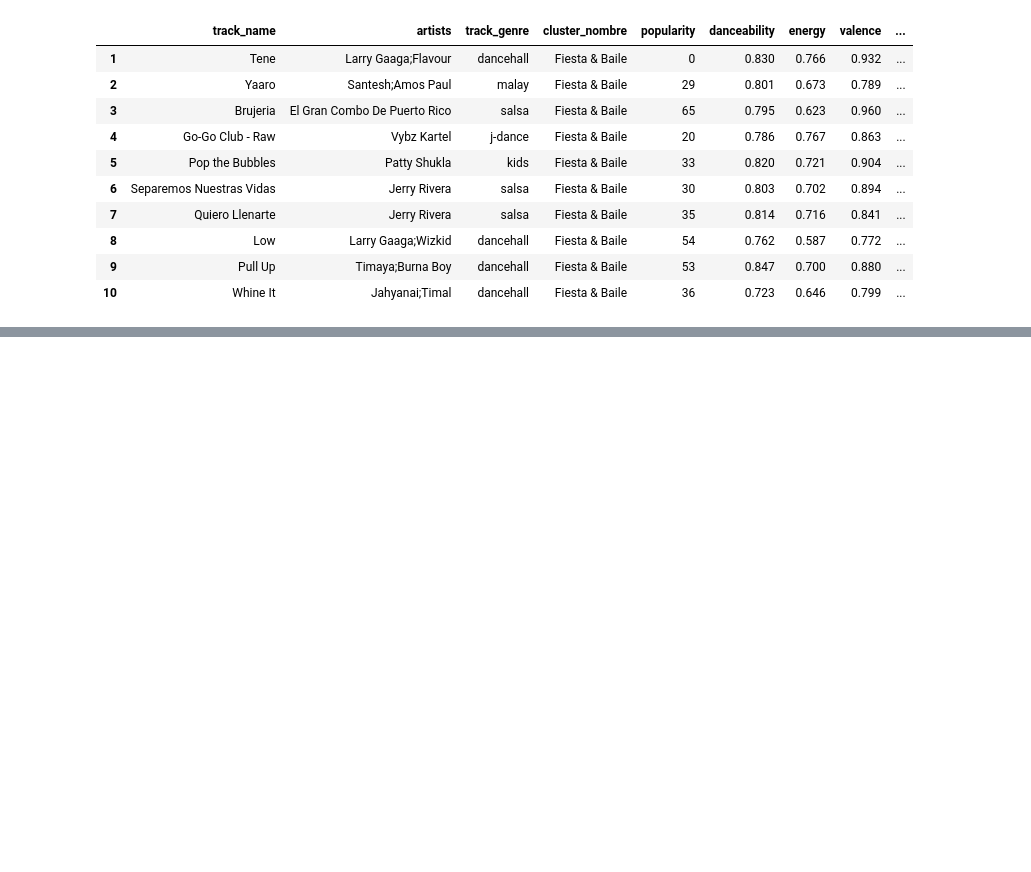
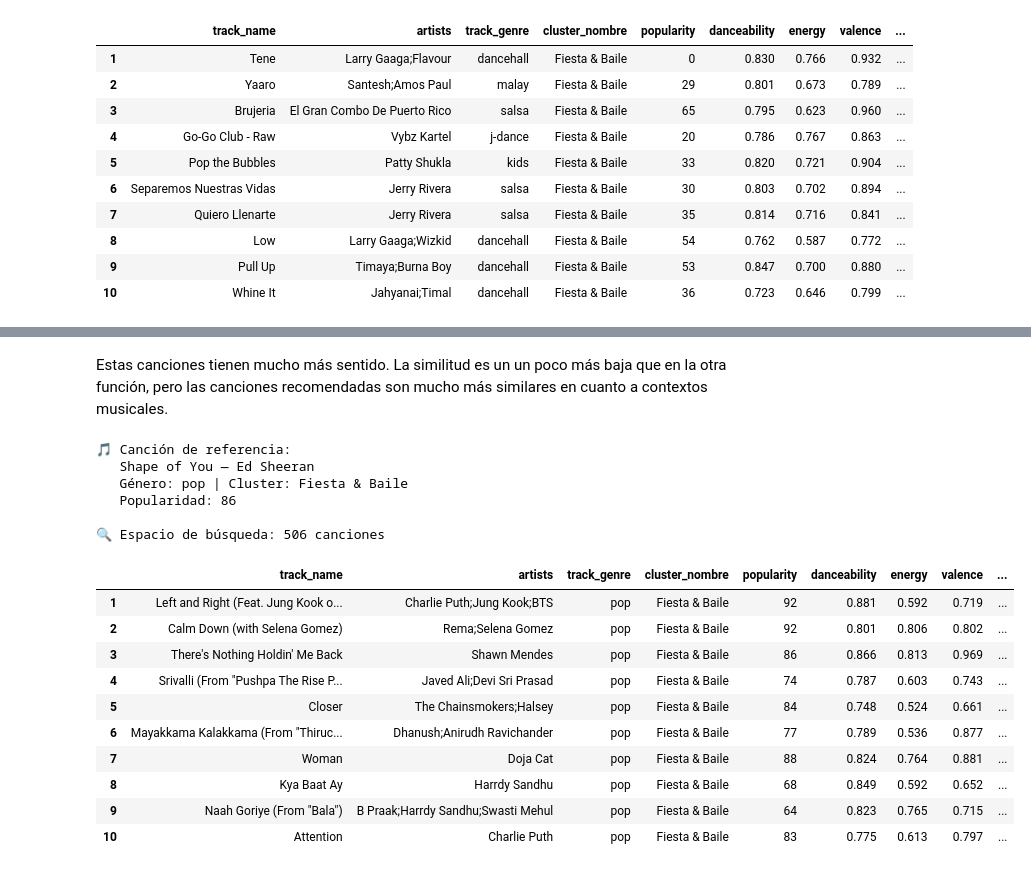
Before and after one commit to alegonzjur/SpotifyRecommender, a Jupyter notebook: notebooks/03_modelo_recomendador.ipynb, the cells around one changed output, grey strips where cells are left out. Cells and saved outputs as stored; diff of their text form; code cells hidden in the pictures; blank space fills up the shorter version.

```diff
--- a/notebooks/03_modelo_recomendador.ipynb
+++ b/notebooks/03_modelo_recomendador.ipynb
@@ -143,0 +244,23 @@ Canción de referencia:
+# %% [markdown]
+Estas canciones tienen mucho más sentido. La similitud es un un poco más baja que en la otra función, pero las canciones recomendadas son mucho más similares en cuanto a contextos musicales.
+# %%
+# Segunda prueba.
+recomendar_por_genero_cluster("Shape of You", artista="Ed Sheeran", n=10)
+# %% [output]
+🎵 Canción de referencia:
+   Shape of You — Ed Sheeran
+   Género: pop | Cluster: Fiesta & Baile
+   Popularidad: 86
+
+🔍 Espacio de búsqueda: 506 canciones
+|  | track_name | artists | track_genre | cluster_nombre | popularity | danceability | energy | valence | ... |
+| 1 | Left and Right (Feat. Jung Kook o... | Charlie Puth;Jung Kook;BTS | pop | Fiesta & Baile | 92 | 0.881 | 0.592 | 0.719 | ... |
+| 2 | Calm Down (with Selena Gomez) | Rema;Selena Gomez | pop | Fiesta & Baile | 92 | 0.801 | 0.806 | 0.802 | ... |
+| 3 | There's Nothing Holdin' Me Back | Shawn Mendes | pop | Fiesta & Baile | 86 | 0.866 | 0.813 | 0.969 | ... |
+| 4 | Srivalli (From "Pushpa The Rise P... | Javed Ali;Devi Sri Prasad | pop | Fiesta & Baile | 74 | 0.787 | 0.603 | 0.743 | ... |
+| 5 | Closer | The Chainsmokers;Halsey | pop | Fiesta & Baile | 84 | 0.748 | 0.524 | 0.661 | ... |
+| 6 | Mayakkama Kalakkama (From "Thiruc... | Dhanush;Anirudh Ravichander | pop | Fiesta & Baile | 77 | 0.789 | 0.536 | 0.877 | ... |
+| 7 | Woman | Doja Cat | pop | Fiesta & Baile | 88 | 0.824 | 0.764 | 0.881 | ... |
+| 8 | Kya Baat Ay | Harrdy Sandhu | pop | Fiesta & Baile | 68 | 0.849 | 0.592 | 0.652 | ... |
+| 9 | Naah Goriye (From "Bala") | B Praak;Harrdy Sandhu;Swasti Mehul | pop | Fiesta & Baile | 64 | 0.823 | 0.765 | 0.715 | ... |
+| 10 | Attention | Charlie Puth | pop | Fiesta & Baile | 83 | 0.775 | 0.613 | 0.797 | ... |
```
Also changed, not shown: parts of 14 cells of this notebook, 2 other files.
